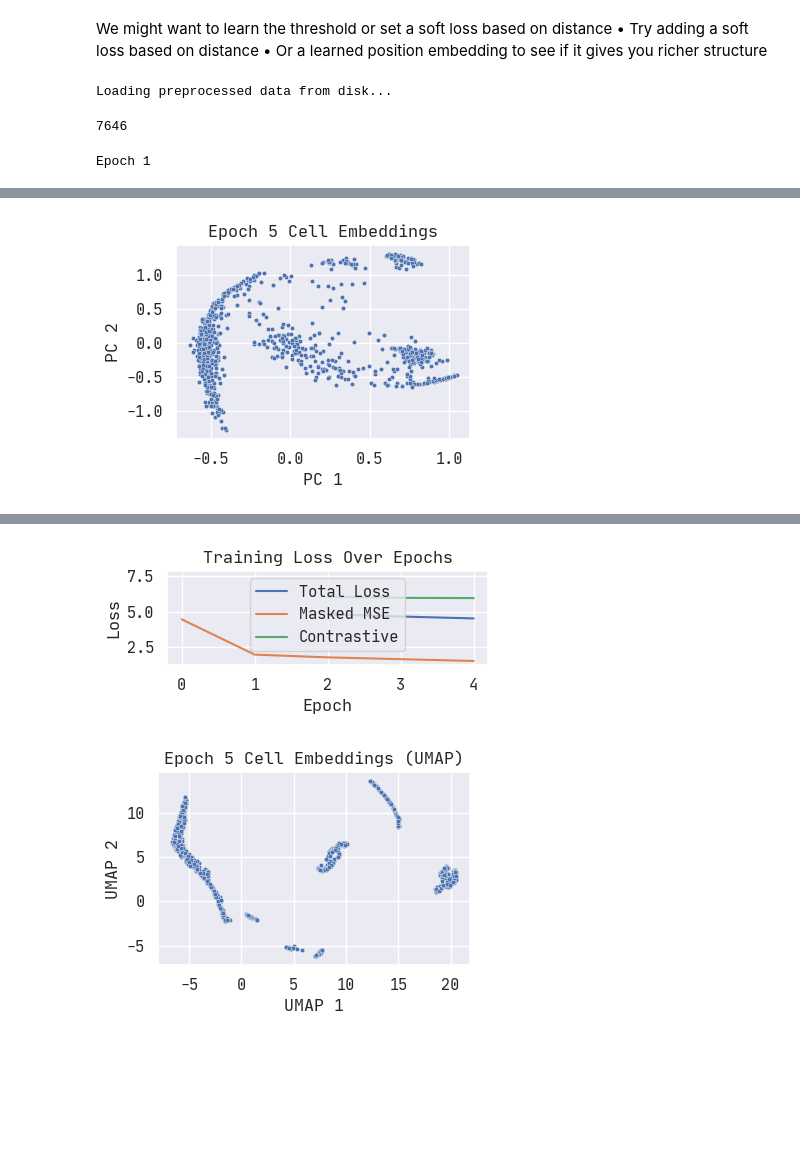
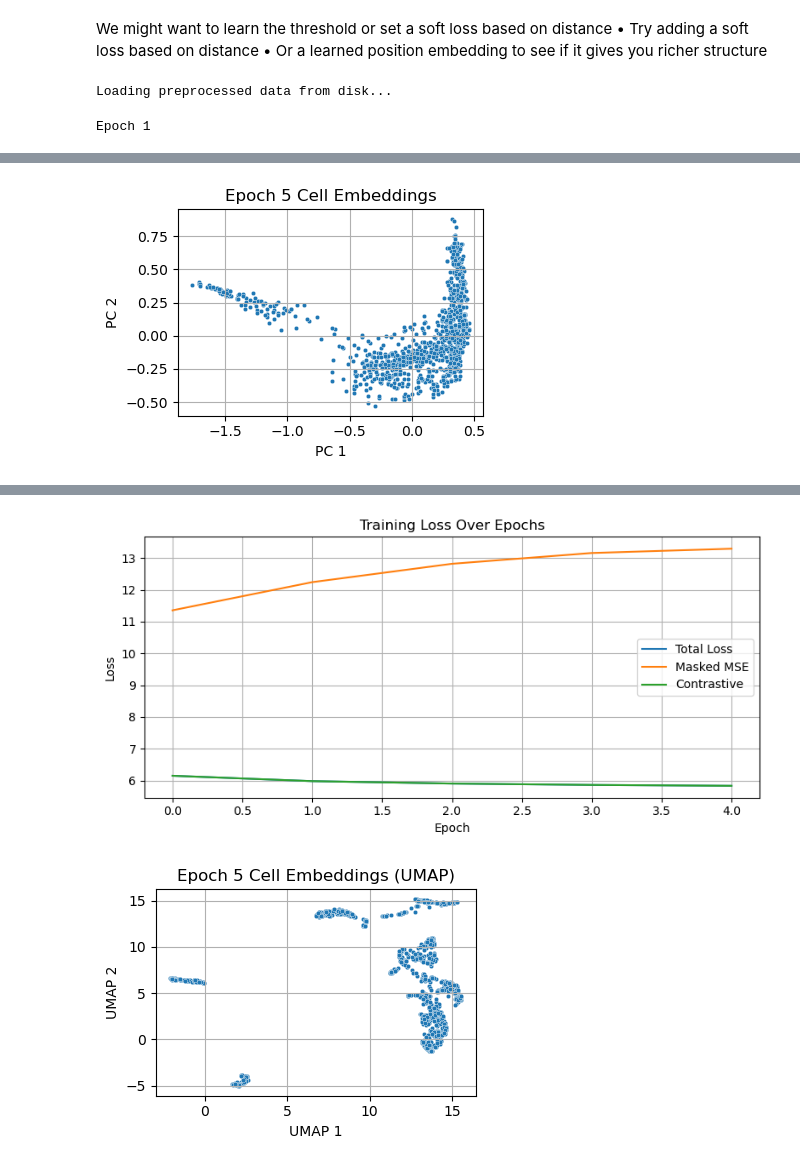
Before and after one commit to btromm/genetic-transformer, a Jupyter notebook: analysis_transformer.ipynb, the cells around one changed output, grey strips where cells are left out. Drawn from its saved outputs; the diff is of its cells as text; code cells hidden in the pictures; blank space fills up the shorter version.

```diff
--- a/analysis_transformer.ipynb
+++ b/analysis_transformer.ipynb
@@ -232,7 +232,6 @@ We might want to learn the threshold or set a soft loss based on distance
 	•	Try adding a soft loss based on distance
 	•	Or a learned position embedding to see if it gives you richer structure
 # %%
-sns.set_theme(font="JetBrains Mono")
 
 goi = 'Drd|Chrn|Chrm|Htr|Adra|Adrb|Gri|Grm|Gab|Opr|Sigmar|Cnr|Glr|Hrh|Slc6a2|Slc6a4|Slc6a3'
 expression_full, gene, _, _, _ = allendata.load_preprocessed()
@@ -257,25 +256,30 @@ coords = torch.tensor(coords.values, dtype=torch.float32)
 
 gene_ids = torch.arange(expression.shape[1]).unsqueeze(0).repeat(num_cells, 1)
 
-del goi, genelist, expression_full
+del goi, genelist, expression_full, metadata, expression
 gc.collect()
+
+# Move tensors to GPU if available
+device = torch.device("cuda" if torch.cuda.is_available() else "cpu")
+expr = expr.to(device)
+gene_ids = gene_ids.to(device)
+coords = coords.to(device)
 # %% [output]
 Loading preprocessed data from disk...
-7646
 # %%
 # Training config
-num_genes = expression.shape[1]
+num_genes = expr.shape[1]
 d_model = 128
 batch_size = 512
 num_epochs = 5
-l_contrastive = 0.5
-l_mask = 1.0
-distance_threshold = 0.2
+l_contrastive = 1.0
+l_mask = 0
+distance_threshold = 1
 
 writer = SummaryWriter()
 
 # Initialize model and optimizer
-model = GeneTransformer(num_genes=num_genes, d_model=d_model)
+model = GeneTransformer(num_genes=num_genes, d_model=d_model).to(device)
 optimizer = torch.optim.Adam(model.parameters(), lr=1e-4)
 
 # Loss tracking
@@ -352,7 +356,7 @@ for epoch in range(num_epochs):
 writer.flush()
 
 # Plot loss curves
-plt.figure(figsize=(4, 2))
+plt.figure(figsize=(8, 4))
 plt.plot(loss_history["total"], label="Total Loss")
 plt.plot(loss_history["masked"], label="Masked MSE")
 plt.plot(loss_history["contrastive"], label="Contrastive")
@@ -394,2 +398,2 @@ Epoch 4 | Masked Loss: 1.6791 | Contrastive Loss: 5.9694 | Total: 4.6638
 Epoch 5
-[figure, old version]
+[figure, new version]
@@ -397,5 +401,5 @@ Epoch 5 | Masked Loss: 1.5524 | Contrastive Loss: 5.9530 | Total: 4.5289
-[figure, old version]
+[figure, new version]
-[figure, old version]
+[figure, new version]
 # %%
 ## Evaluation and visualization
 # UMAP/tSNE of cell embeddings
```
Also changed, not shown: parts of 1 cell of this notebook, 1 other file.
